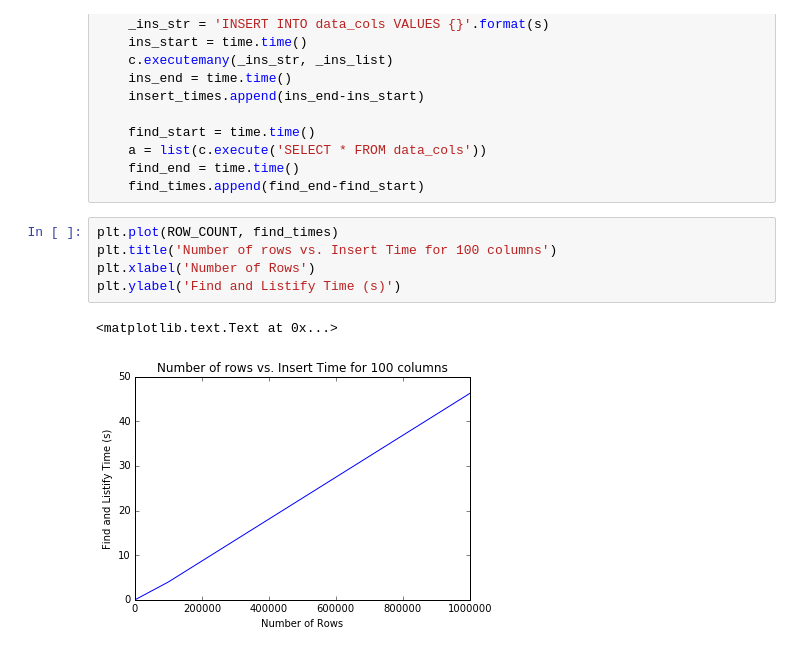
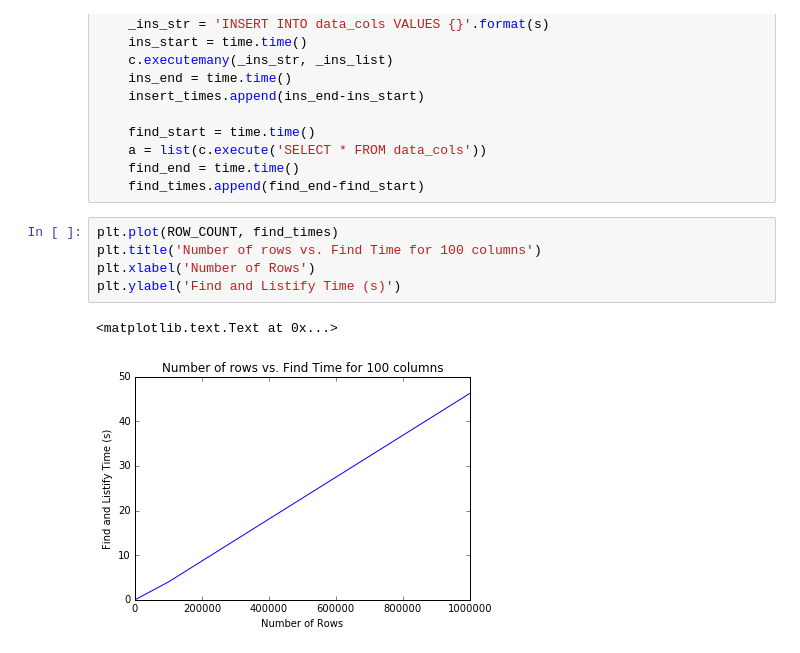
Before and after one commit to arkilic/notebooks, a Jupyter notebook: Good old tick data sqlite.ipynb, the cells around one changed output. Saved outputs shown, nothing was run; the diff lists cells and outputs as text.

Commit message:
Performance numbers for 100 columns, updated

```diff
--- a/Good old tick data sqlite.ipynb
+++ b/Good old tick data sqlite.ipynb
@@ -83,9 +83,9 @@ for j in tqdm(ROW_COUNT):
     find_times.append(find_end-find_start)
 # %%
 plt.plot(ROW_COUNT, find_times)
-plt.title('Number of rows vs. Insert Time for 100 columns')
+plt.title('Number of rows vs. Find Time for 100 columns')
 plt.xlabel('Number of Rows')
 plt.ylabel('Find and Listify Time (s)')
 # %% [output]
 <matplotlib.text.Text at 0x...>
-[figure, old version]
+[figure, new version]
```
Also changed, not shown: parts of 1 cell of this notebook, 1 other file.
